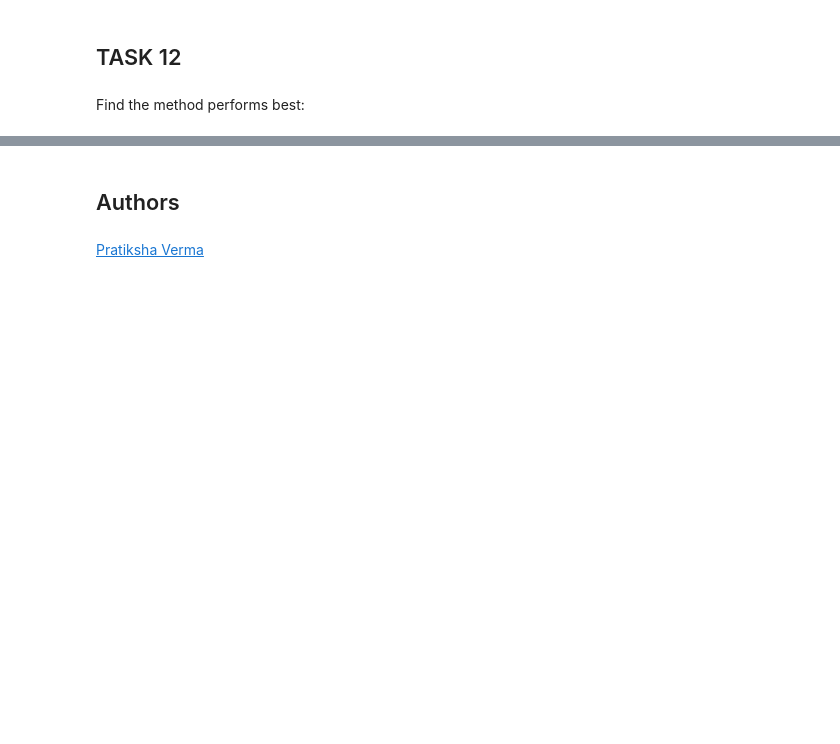
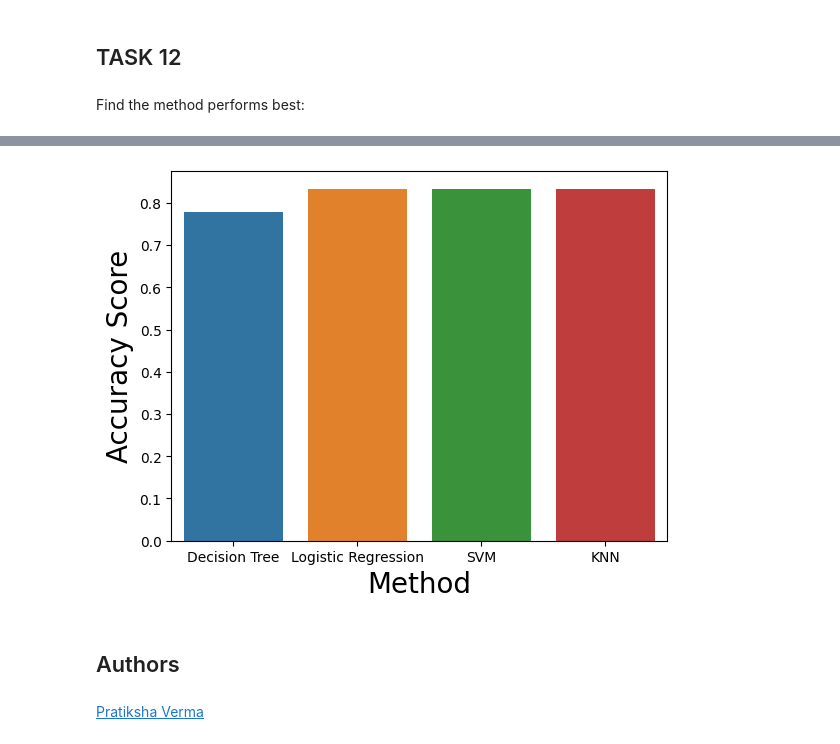
Before and after one commit to RayAThomas85/Analysis-and-Prediction-of-SpaceX-Falcon-9-First-Stage-Landing-Success, a Jupyter notebook: 8. Hands-on Lab: Complete the Machine Learning Prediction Lab.ipynb, the cells around one changed output, grey strips where cells are left out. Cells and saved outputs as stored; diff of their text form; code cells hidden in the pictures; blank space fills up the shorter version.

```diff
--- a/8. Hands-on Lab: Complete the Machine Learning Prediction Lab.ipynb
+++ b/8. Hands-on Lab: Complete the Machine Learning Prediction Lab.ipynb
@@ -352,4 +352,11 @@ display(performances.style.hide_index())
 | KNN | 0.833333 |
+# %%
+sns.barplot(x="Method", y="Accuracy Score", data=performances, order=performances.sort_values('Accuracy Score').Method)
+plt.ylabel("Accuracy Score",fontsize=20)
+plt.xlabel("Method",fontsize=20)
+plt.show()
+# %% [output]
+[figure, added]
 # %% [markdown]
 ## Authors
 # %% [markdown]
```
Also changed, not shown: parts of 3 cells of this notebook.
